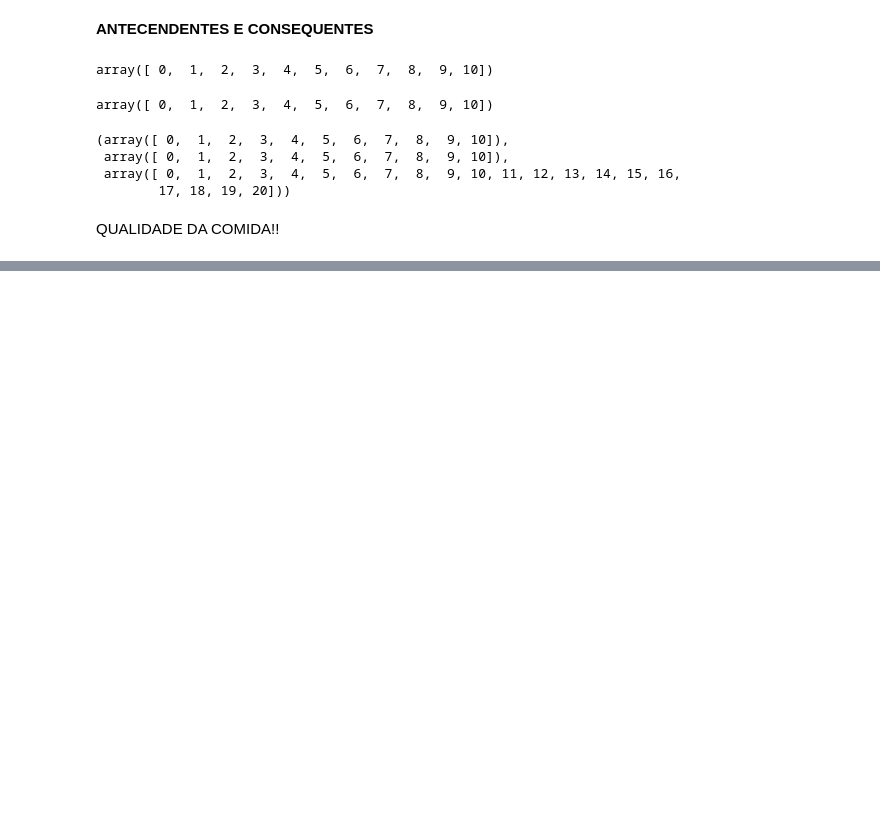
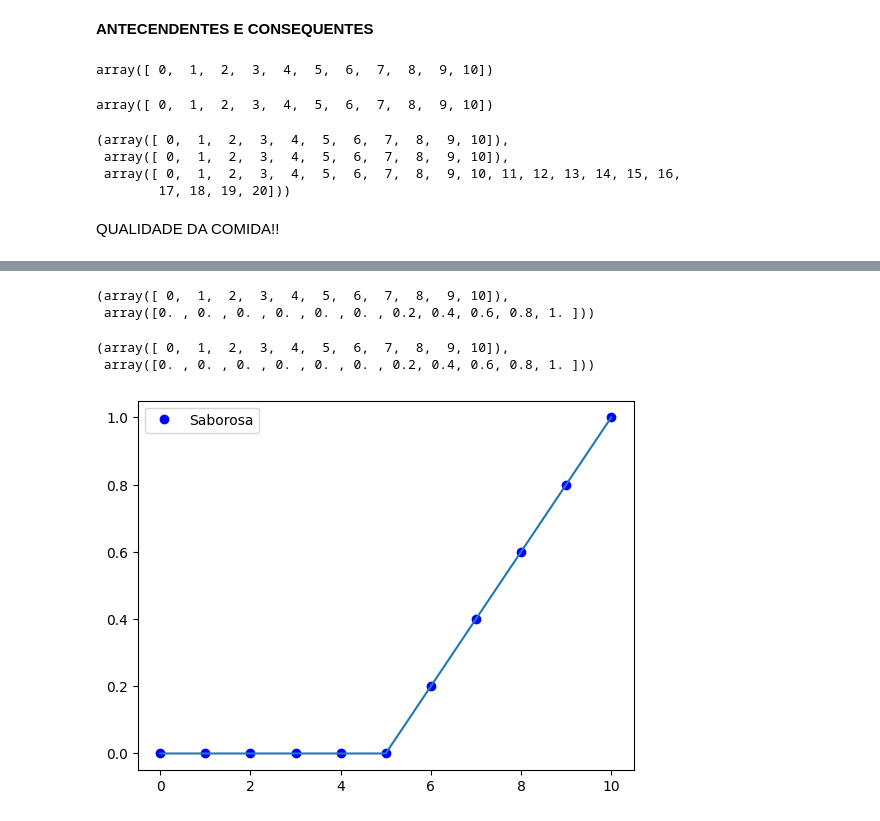
Before and after one commit to DouglasSilva2/Logica_de_Fuzzy_python, a Jupyter notebook: Logica_de_Fuzzy_3º_Etudo_de_Caso_Gorjeta_Hard_Fuzzy_Python.ipynb, the cells around one changed output, grey strips where cells are left out. Saved outputs shown, nothing was run; the diff lists cells and outputs as text; code cells hidden in the pictures; blank space fills up the shorter version.

```diff
--- a/Logica_de_Fuzzy_3º_Etudo_de_Caso_Gorjeta_Hard_Fuzzy_Python.ipynb
+++ b/Logica_de_Fuzzy_3º_Etudo_de_Caso_Gorjeta_Hard_Fuzzy_Python.ipynb
@@ -73,0 +101,13 @@ array([1. , 0.8, 0.6, 0.4, 0.2, 0. , 0. , 0. , 0. , 0. , 0. ])
+# %%
+x_comida, y_comida_saborosa
+# %% [output]
+(array([ 0,  1,  2,  3,  4,  5,  6,  7,  8,  9, 10]),
+ array([0. , 0. , 0. , 0. , 0. , 0. , 0.2, 0.4, 0.6, 0.8, 1. ]))
+(array([ 0,  1,  2,  3,  4,  5,  6,  7,  8,  9, 10]),
+ array([0. , 0. , 0. , 0. , 0. , 0. , 0.2, 0.4, 0.6, 0.8, 1. ]))
+# %%
+plt.plot(x_comida, y_comida_saborosa, 'bo', label = 'Saborosa')
+plt.plot(x_comida, y_comida_saborosa)#exibir a linha com leable!
+plt.legend();#remover o erro que aparece de Metasploit!
+# %% [output]
+[figure, added]
```
Also changed, not shown: parts of 6 cells of this notebook.
